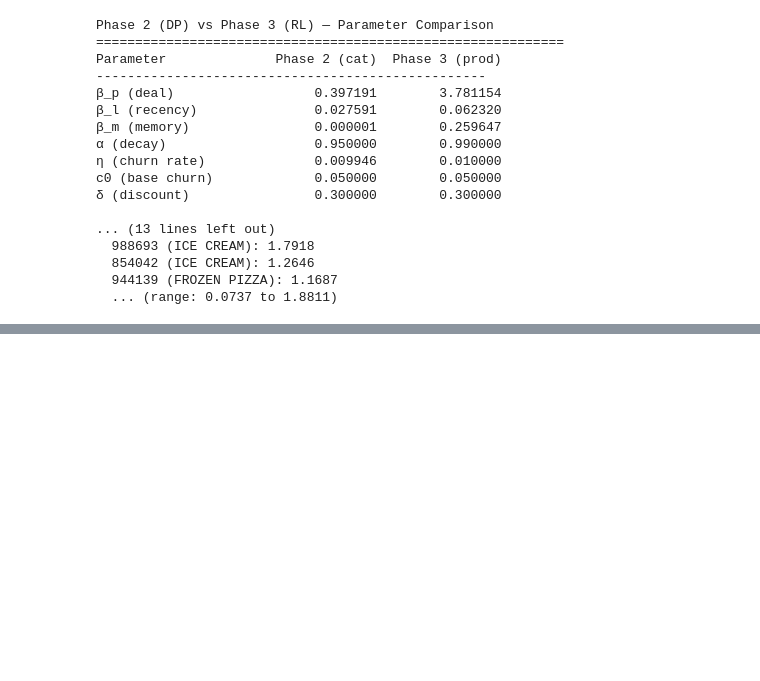
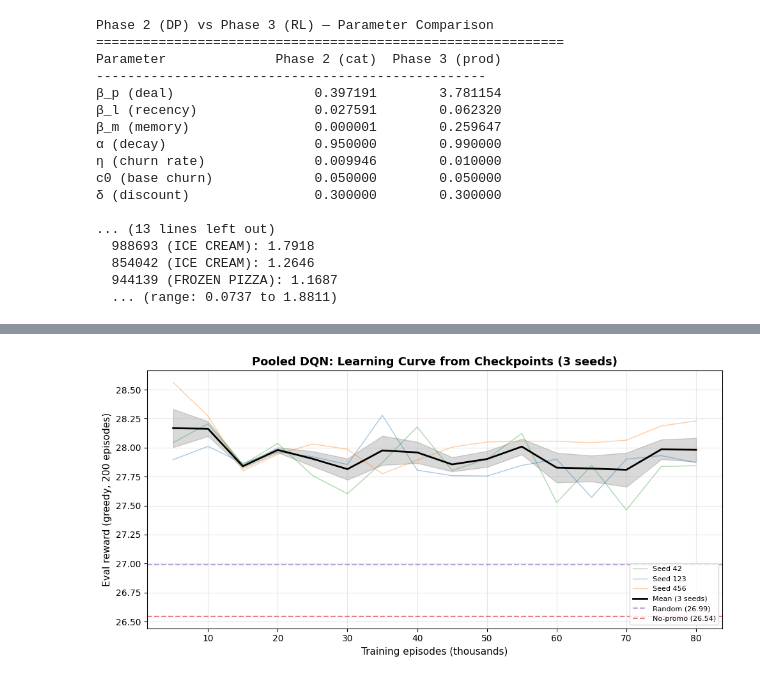
Before and after one commit to EthanSei/cme241-rl-discounts, a Jupyter notebook: notebooks/05_rl_walkthrough.ipynb, the cells around one changed output, grey strips where cells are left out. Cells and saved outputs as stored; diff of their text form; code cells hidden in the pictures; blank space fills up the shorter version.

Commit message:
Overnight pooled data

```diff
--- a/notebooks/05_rl_walkthrough.ipynb
+++ b/notebooks/05_rl_walkthrough.ipynb
@@ -2576,0 +3037,91 @@ fatigue (despite high deal sensitivity) confirms that promotions can be value-de
+# %%
+# ── Pooled DQN: Eval reward curves from saved checkpoints ─────────────────────
+# The inline eval_curve data has a systematic offset; re-evaluate from snapshots.
+import json, numpy as np, matplotlib.pyplot as plt
+from pathlib import Path
+
+SNAPSHOT_DIR = Path("../runs/overnight")
+if not SNAPSHOT_DIR.exists():
+    SNAPSHOT_DIR = Path("runs/overnight")
+
+POOLED_SEEDS = [42, 123, 456]
+EVAL_EPISODES = 200  # fewer than 500 for speed; still stable enough
+
+# Load baselines from JSON
+with open(SNAPSHOT_DIR / "pooled_extended_results.json") as f:
+    pooled_json = json.load(f)
+
+no_promo_base = pooled_json["no_promo_baseline"]
+random_base = pooled_json["random_baseline"]
+
+# Evaluate each checkpoint
+seed_curves = {}
+for seed in POOLED_SEEDS:
+    snapshots = sorted(
+        SNAPSHOT_DIR.glob(f"pooled_seed{seed}_ep*.pt"),
+        key=lambda p: int(p.stem.split("_ep")[1]),  # sort by episode number, not string
+    )
+    eps_list, rewards_list = [], []
+    for snap_path in snapshots:
+        ep_num = int(snap_path.stem.split("_ep")[1])
+        checkpoint = torch.load(snap_path, map_location=device, weights_only=False)
+
+        # Build a fresh agent and load weights
+        eval_agent = DQNAgent(
+            obs_dim=obs_dim, n_actions=n_actions,
+            lr=3e-4, gamma=0.99,
+            buffer_size=1000, batch_size=128,
+            target_update_freq=500,
+            eps_start=0.0, eps_end=0.0, eps_decay_steps=1,  # fully greedy
+            hidden=128, per_beta_steps=1,
+            obs_scale=obs_scale,
+        )
+        eval_agent.q_net.load_state_dict(checkpoint["q_net"])
+        eval_agent.q_net.eval()
+
+        greedy_fn = lambda obs, _a=eval_agent: _a.select_action(obs, greedy=True)
+        stats = run_rollouts(env, n_episodes=EVAL_EPISODES, policy=greedy_fn, seed=99)
+        eps_list.append(ep_num / 1000)
+        rewards_list.append(stats["rewards"].mean())
+
+    seed_curves[seed] = (np.array(eps_list), np.array(rewards_list))
+    print(f"Seed {seed}: {len(snapshots)} checkpoints evaluated, "
+          f"range [{min(rewards_list):.2f}, {max(rewards_list):.2f}]")
+
+# Plot
+fig, ax = plt.subplots(figsize=(10, 5))
+seed_colors = {42: "#2ca02c", 123: "#1f77b4", 456: "#ff7f0e"}
+
+# Align all seeds to a common episode grid (they should match, but be safe)
+common_eps = seed_curves[POOLED_SEEDS[0]][0]
+aligned_rewards = []
+for seed in POOLED_SEEDS:
+    eps, rewards = seed_curves[seed]
+    ax.plot(eps, rewards, color=seed_colors[seed], alpha=0.4, linewidth=1,
+            label=f"Seed {seed}")
+    aligned_rewards.append(rewards)
+
+# Mean ± 1 SE band
+aligned_rewards = np.array(aligned_rewards)
+mean_curve = aligned_rewards.mean(axis=0)
+se_curve = aligned_rewards.std(axis=0) / np.sqrt(len(aligned_rewards))
+
+ax.plot(common_eps, mean_curve, color="black", linewidth=2, label="Mean (3 seeds)")
+ax.fill_between(common_eps, mean_curve - se_curve, mean_curve + se_curve,
+                color="black", alpha=0.15)
+
+# Baselines (ordered top-to-bottom to match visual position on chart)
+ax.axhline(random_base, color="#9467bd", linestyle="--", alpha=0.6,
+           label=f"Random ({random_base:.2f})")
+ax.axhline(no_promo_base, color="#d62728", linestyle="--", alpha=0.6,
+           label=f"No-promo ({no_promo_base:.2f})")
+
+ax.set_xlabel("Training episodes (thousands)", fontsize=11)
+ax.set_ylabel("Eval reward (greedy, 200 episodes)", fontsize=11)
+ax.set_title("Pooled DQN: Learning Curve from Checkpoints (3 seeds)",
+             fontsize=13, fontweight="bold")
+ax.legend(fontsize=8, loc="lower right")
+ax.grid(True, alpha=0.3)
+plt.tight_layout()
+plt.show()
+# %% [output]
@@ -2576,0 +3131 @@ fatigue (despite high deal sensitivity) confirms that promotions can be value-de
+[figure, added]
```
Also changed, not shown: parts of 26 cells of this notebook.
